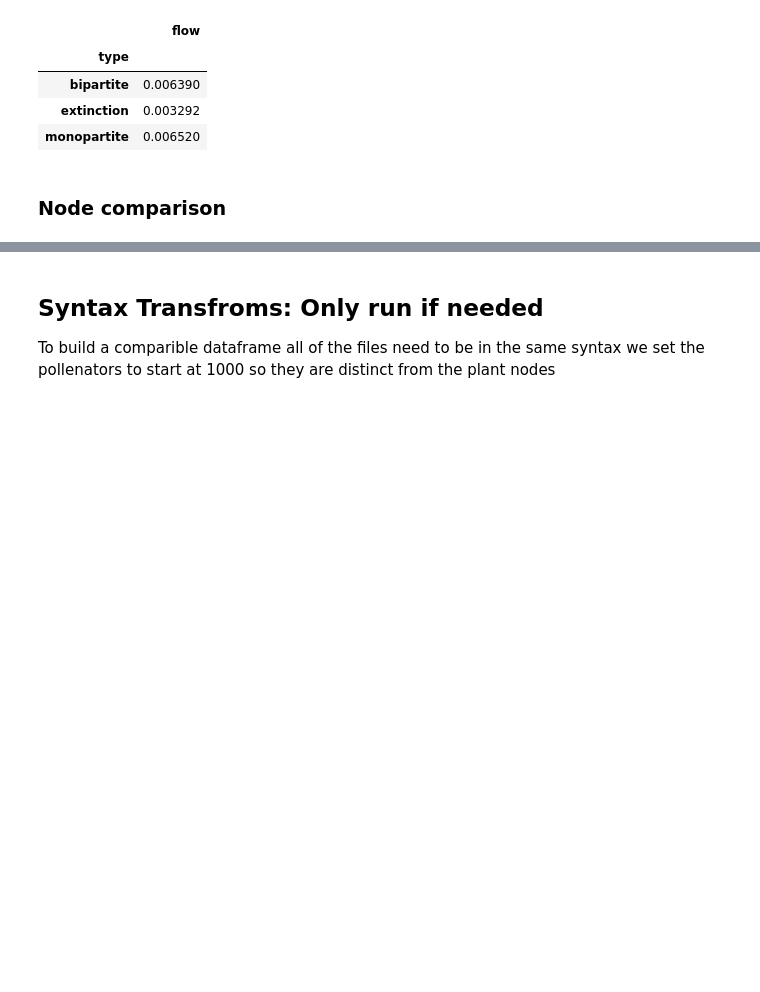
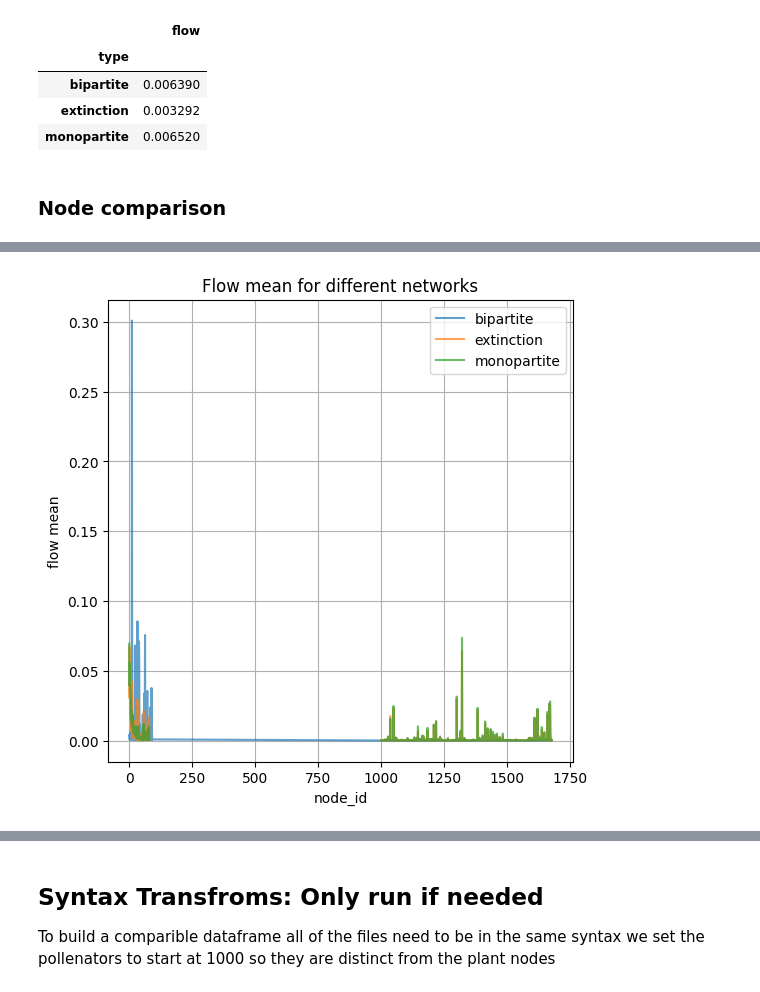
Before and after one commit to jjackson1994/Infomap_for_Ashu_Forest_Pollination_Network, a Jupyter notebook: FlowAnalysis.ipynb, the cells around one changed output, grey strips where cells are left out. Cells and saved outputs as stored; diff of their text form; code cells hidden in the pictures; blank space fills up the shorter version.

Commit message:
Added plots

```diff
--- a/FlowAnalysis.ipynb
+++ b/FlowAnalysis.ipynb
@@ -202,0 +221,25 @@ df.groupby(['node_id', 'type'])['flow'].mean().unstack()
+# %%
+mean_bi = df_mean['bipartite'].mean()
+median_bi = df_mean['bipartite'].median()
+std_dev_bi = df_mean['bipartite'].std()
+
+mean_ext = df_mean['extinction'].mean()
+median_ext = df_mean['extinction'].median()
+std_dev_ext = df_mean['extinction'].std()
+
+mean_mon = df_mean['monopartite'].mean()
+median_mon = df_mean['monopartite'].median()
+std_dev_mon = df_mean['monopartite'].std()
+
+plt.figure(figsize=(6, 6))
+plt.plot(df_mean['node_id'], df_mean['bipartite'], label='bipartite',alpha=0.7)
+plt.plot(df_mean['node_id'], df_mean['extinction'], label='extinction',alpha=0.7)
+plt.plot(df_mean['node_id'], df_mean['monopartite'], label='monopartite',alpha=0.7)
+plt.xlabel('node_id')
+plt.ylabel('flow mean')
+plt.title('Flow mean for different networks')
+plt.legend()
+plt.grid(True)
+plt.show()
+# %% [output]
+[figure, added]
```
Also changed, not shown: parts of 14 cells of this notebook.
